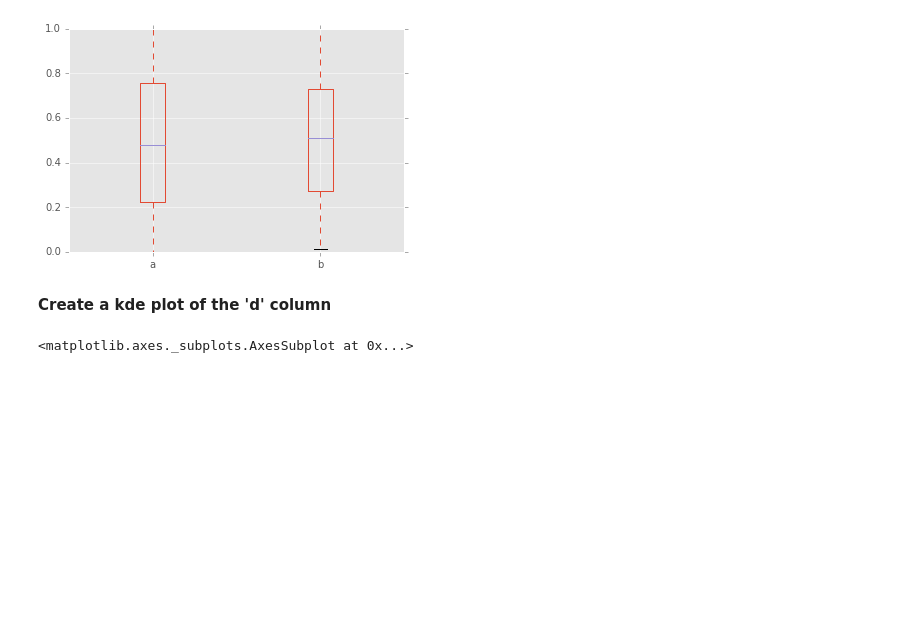
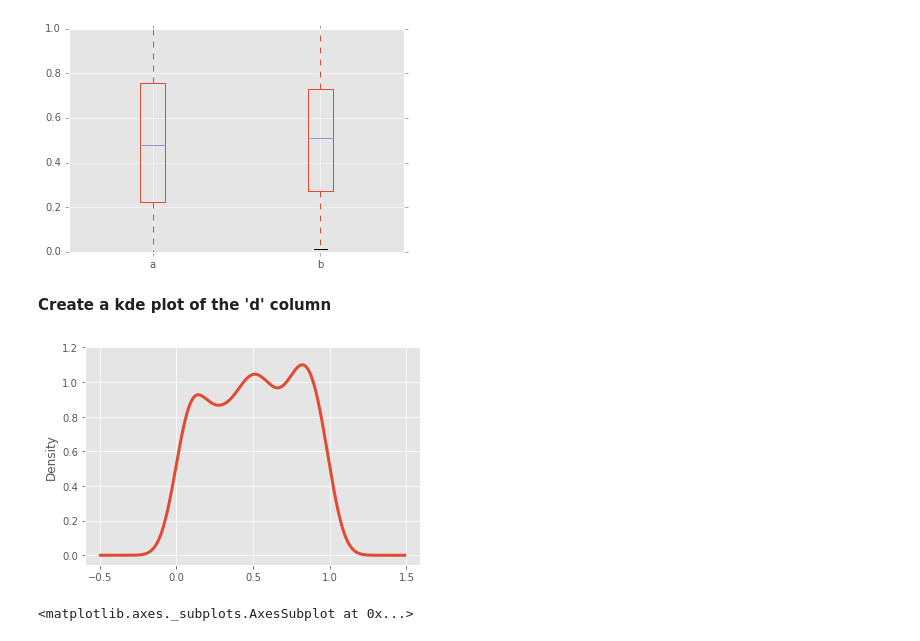
Before and after one commit to fbulbulov/AISpring-exercises, a Jupyter notebook: M1/d10_Matplotlib/02_Pandas_Data_Visualization_Exercise .ipynb, the cells around one changed output. Cells and saved outputs as stored; diff of their text form; code cells hidden in the pictures; blank space fills up the shorter version.

```diff
--- a/M1/d10_Matplotlib/02_Pandas_Data_Visualization_Exercise .ipynb
+++ b/M1/d10_Matplotlib/02_Pandas_Data_Visualization_Exercise .ipynb
@@ -89,6 +94,13 @@ Text(0, 0.5, 'Frequency')
 [figure]
 # %% [markdown]
 **Create a kde plot of the 'd' column**
+# %%
+df3['d'].plot.kde(linewidth="3")
+plt.yticks(np.arange(0,1.3, step=0.2))
+plt.xticks(np.arange(-0.5,1.6,step=0.5))
+plt.show()
+# %% [output]
+[figure, added]
 # %%
 #DO NOT TOUCH ME
 # %% [output]
```
Also changed, not shown: parts of 1 cell of this notebook.
